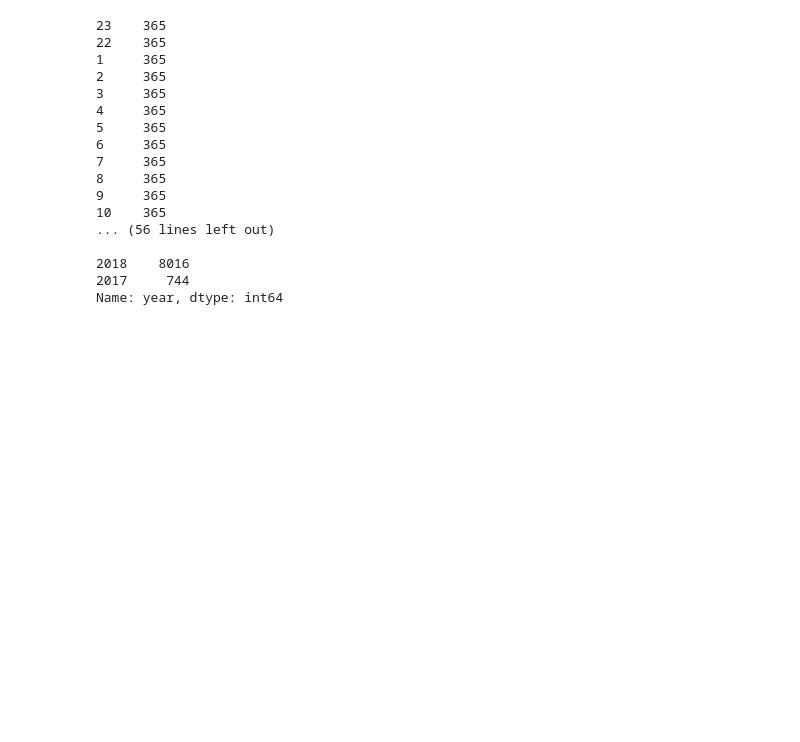
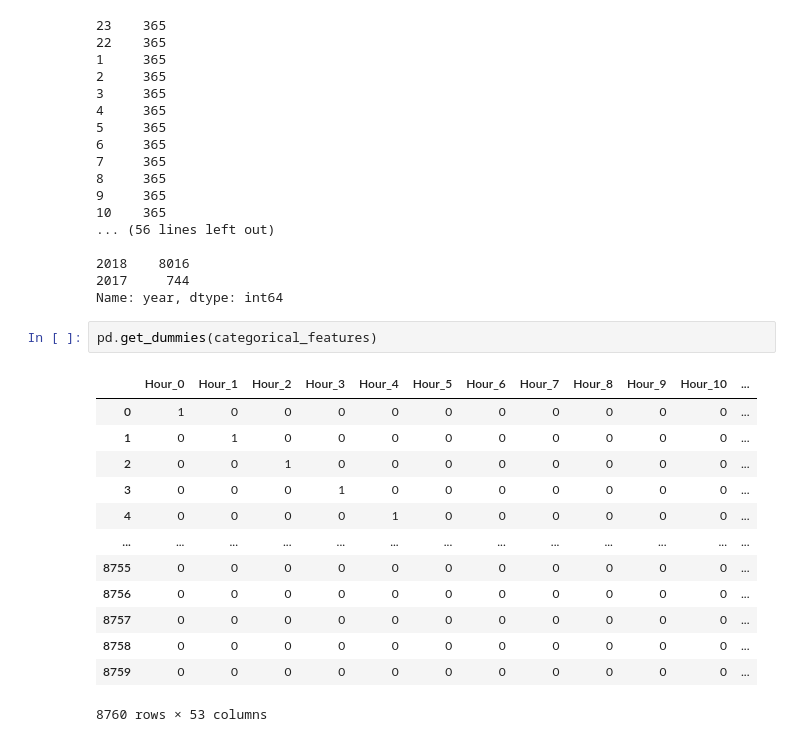
Before and after one commit to fathimajafir/Seoul-Bike-Sharing-Demand-Prediction, a Jupyter notebook: Copy_of_Bike_Sharing_Demand_Prediction_Capstone_Project.ipynb, the cells around one changed output. Drawn from its saved outputs; the diff is of its cells as text; blank space fills up the shorter version.

```diff
--- a/Copy_of_Bike_Sharing_Demand_Prediction_Capstone_Project.ipynb
+++ b/Copy_of_Bike_Sharing_Demand_Prediction_Capstone_Project.ipynb
@@ -160,3 +160,19 @@ for i in categorical_features.columns:
 2018    8016
 2017     744
 Name: year, dtype: int64
+# %%
+pd.get_dummies(categorical_features)
+# %% [output]
+|  | Hour_0 | Hour_1 | Hour_2 | Hour_3 | Hour_4 | Hour_5 | Hour_6 | Hour_7 | Hour_8 | Hour_9 | Hour_10 | ... |
+| 0 | 1 | 0 | 0 | 0 | 0 | 0 | 0 | 0 | 0 | 0 | 0 | ... |
+| 1 | 0 | 1 | 0 | 0 | 0 | 0 | 0 | 0 | 0 | 0 | 0 | ... |
+| 2 | 0 | 0 | 1 | 0 | 0 | 0 | 0 | 0 | 0 | 0 | 0 | ... |
+| 3 | 0 | 0 | 0 | 1 | 0 | 0 | 0 | 0 | 0 | 0 | 0 | ... |
+| 4 | 0 | 0 | 0 | 0 | 1 | 0 | 0 | 0 | 0 | 0 | 0 | ... |
+| ... | ... | ... | ... | ... | ... | ... | ... | ... | ... | ... | ... | ... |
+| 8755 | 0 | 0 | 0 | 0 | 0 | 0 | 0 | 0 | 0 | 0 | 0 | ... |
+| 8756 | 0 | 0 | 0 | 0 | 0 | 0 | 0 | 0 | 0 | 0 | 0 | ... |
+| 8757 | 0 | 0 | 0 | 0 | 0 | 0 | 0 | 0 | 0 | 0 | 0 | ... |
+| 8758 | 0 | 0 | 0 | 0 | 0 | 0 | 0 | 0 | 0 | 0 | 0 | ... |
+| 8759 | 0 | 0 | 0 | 0 | 0 | 0 | 0 | 0 | 0 | 0 | 0 | ... |
+8760 rows × 53 columns
```
